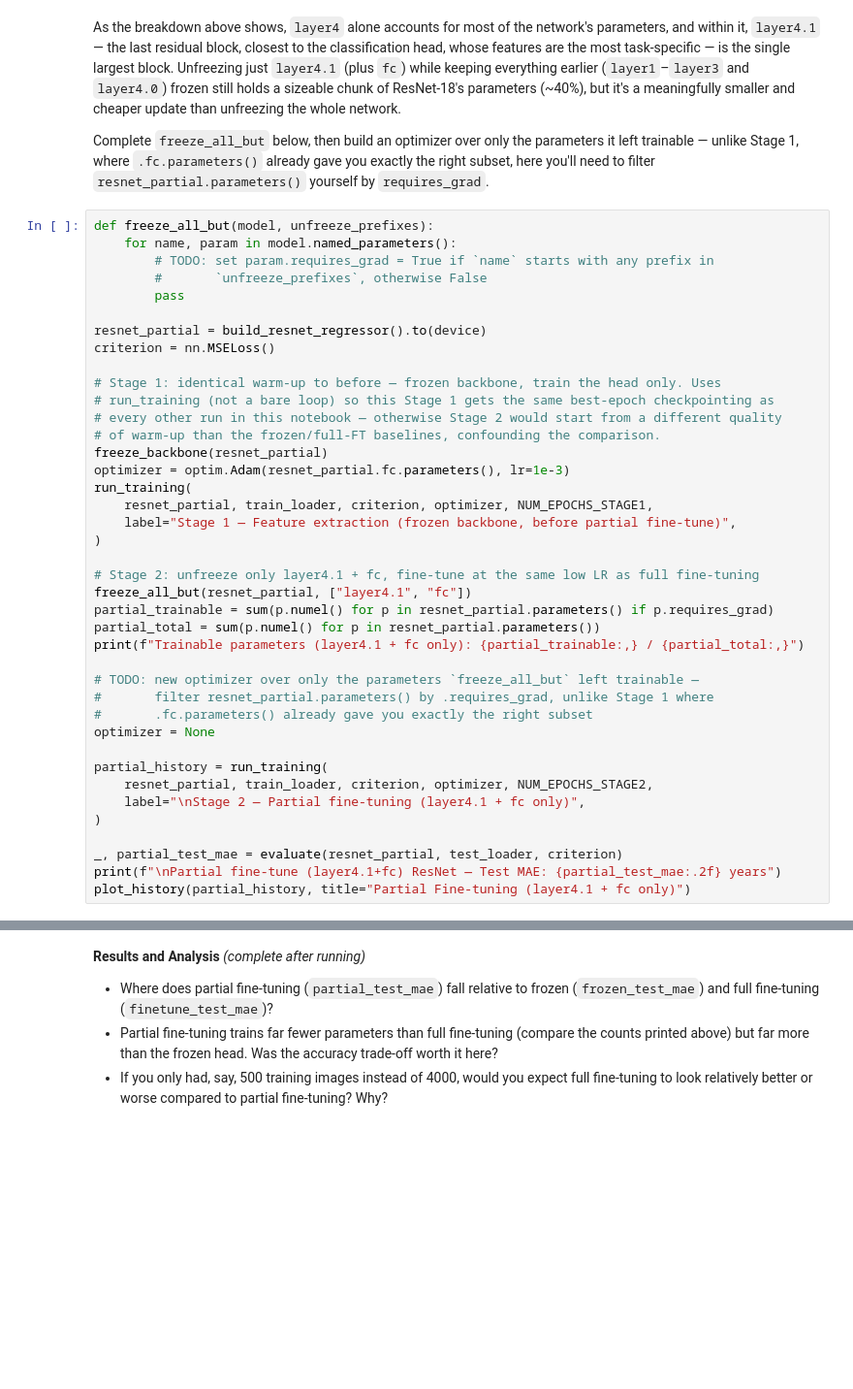
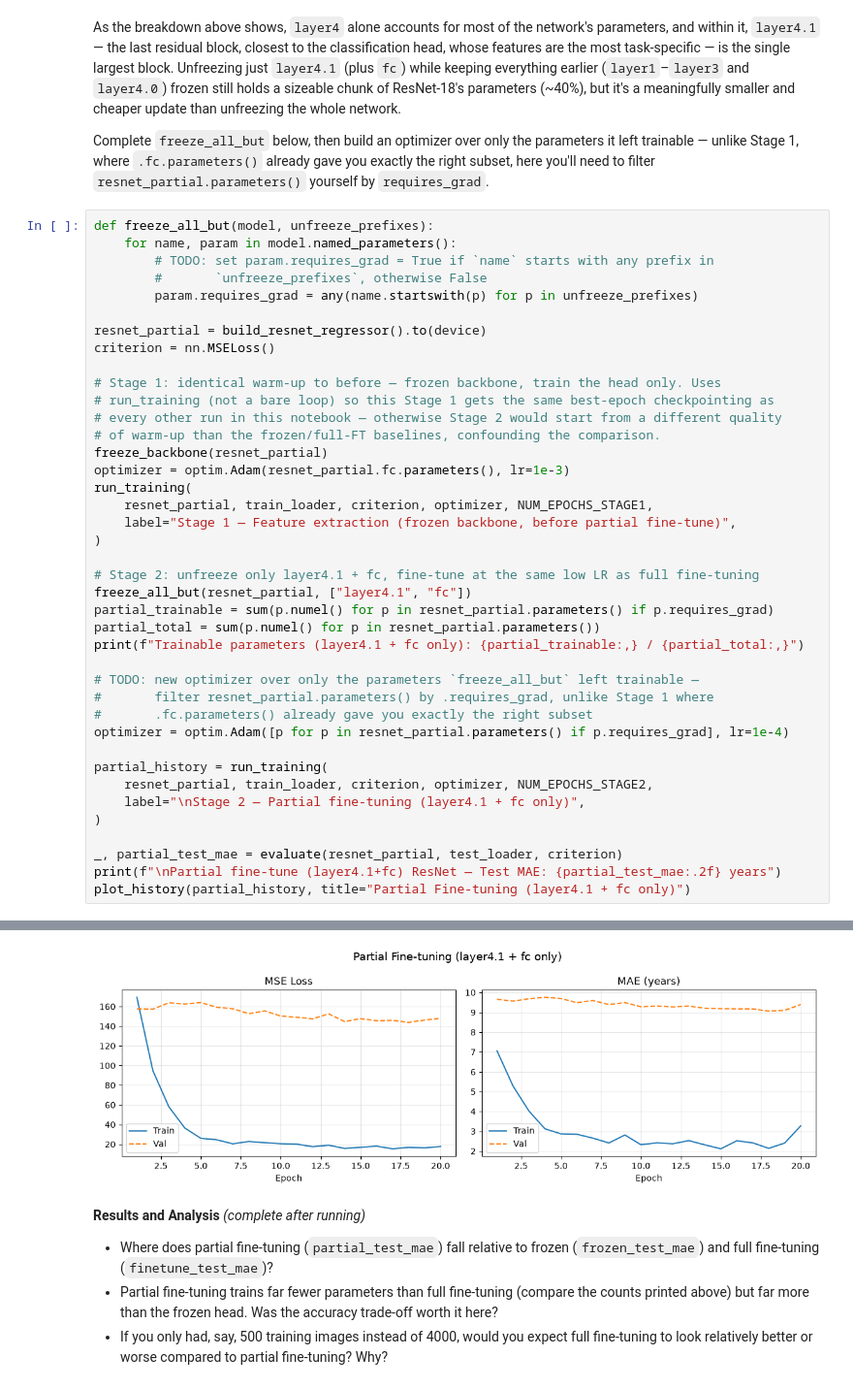
Before and after one commit to Dania592/DeepLearningTps, a Jupyter notebook: tp2-cnn-transfer-learning.ipynb, the cells around one changed output, grey strips where cells are left out. Shown at 97% size. Drawn from its saved outputs; the diff is of its cells as text; blank space fills up the shorter version.

```diff
--- a/tp2-cnn-transfer-learning.ipynb
+++ b/tp2-cnn-transfer-learning.ipynb
@@ -659,7 +748,7 @@ def freeze_all_but(model, unfreeze_prefixes):
     for name, param in model.named_parameters():
         # TODO: set param.requires_grad = True if `name` starts with any prefix in
         #       `unfreeze_prefixes`, otherwise False
-        pass
+        param.requires_grad = any(name.startswith(p) for p in unfreeze_prefixes)
 
 resnet_partial = build_resnet_regressor().to(device)
 criterion = nn.MSELoss()
@@ -684,7 +773,7 @@ print(f"Trainable parameters (layer4.1 + fc only): {partial_trainable:,} / {part
 # TODO: new optimizer over only the parameters `freeze_all_but` left trainable —
 #       filter resnet_partial.parameters() by .requires_grad, unlike Stage 1 where
 #       .fc.parameters() already gave you exactly the right subset
-optimizer = None
+optimizer = optim.Adam([p for p in resnet_partial.parameters() if p.requires_grad], lr=1e-4)
 
 partial_history = run_training(
     resnet_partial, train_loader, criterion, optimizer, NUM_EPOCHS_STAGE2,
@@ -694,3 +783,4 @@ partial_history = run_training(
 _, partial_test_mae = evaluate(resnet_partial, test_loader, criterion)
 print(f"\nPartial fine-tune (layer4.1+fc) ResNet — Test MAE: {partial_test_mae:.2f} years")
 plot_history(partial_history, title="Partial Fine-tuning (layer4.1 + fc only)")
+# %% [output]
@@ -697,3 +804,4 @@ plot_history(partial_history, title="Partial Fine-tuning (layer4.1 + fc only)")
+[figure, added]
 # %% [markdown]
 **Results and Analysis** *(complete after running)*
 - Where does partial fine-tuning (`partial_test_mae`) fall relative to frozen
```
Also changed, not shown: parts of 9 cells of this notebook.
